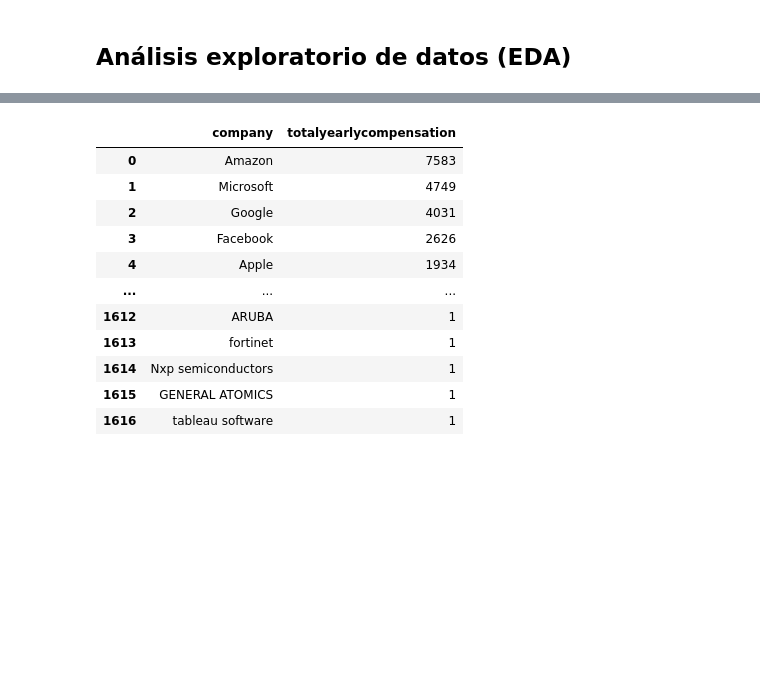
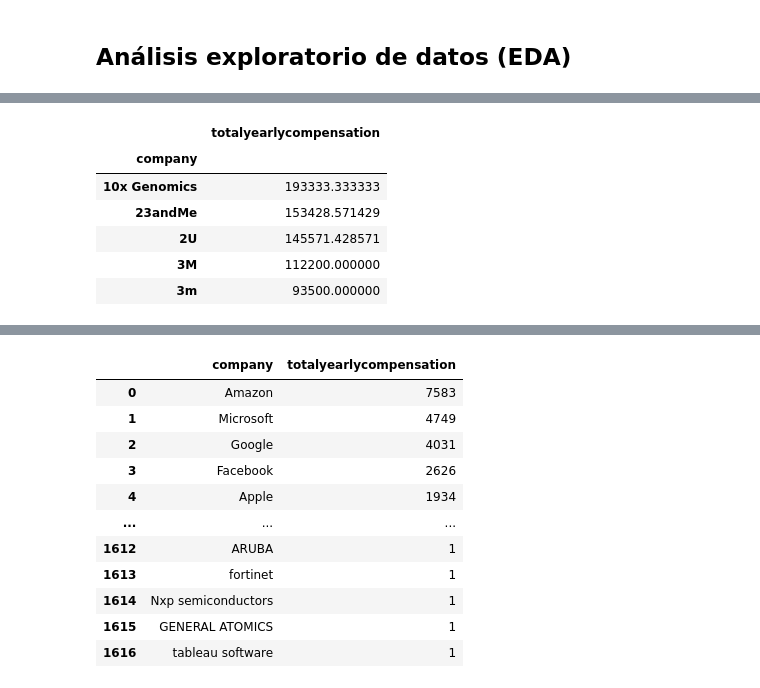
Before and after one commit to jspm07/PythonAnalytics, a Jupyter notebook: src/eda1.ipynb, the cells around one changed output, grey strips where cells are left out. Cells and saved outputs as stored; diff of their text form; code cells hidden in the pictures; blank space fills up the shorter version.

```diff
--- a/src/eda1.ipynb
+++ b/src/eda1.ipynb
@@ -49,3 +76,14 @@ Length: 2369, dtype: int64
+# %%
+df_3 = df.groupby('company').agg({"totalyearlycompensation":"mean"})
+df_3.head()
+# %% [output]
+|  | totalyearlycompensation |
+| company |  |
+| 10x Genomics | 193333.333333 |
+| 23andMe | 153428.571429 |
+| 2U | 145571.428571 |
+| 3M | 112200.000000 |
+| 3m | 93500.000000 |
 # %%
 #Se agrupa por compañía
 x_compania = df.groupby(['company']).mean()
```
Also changed, not shown: parts of 6 cells of this notebook.
